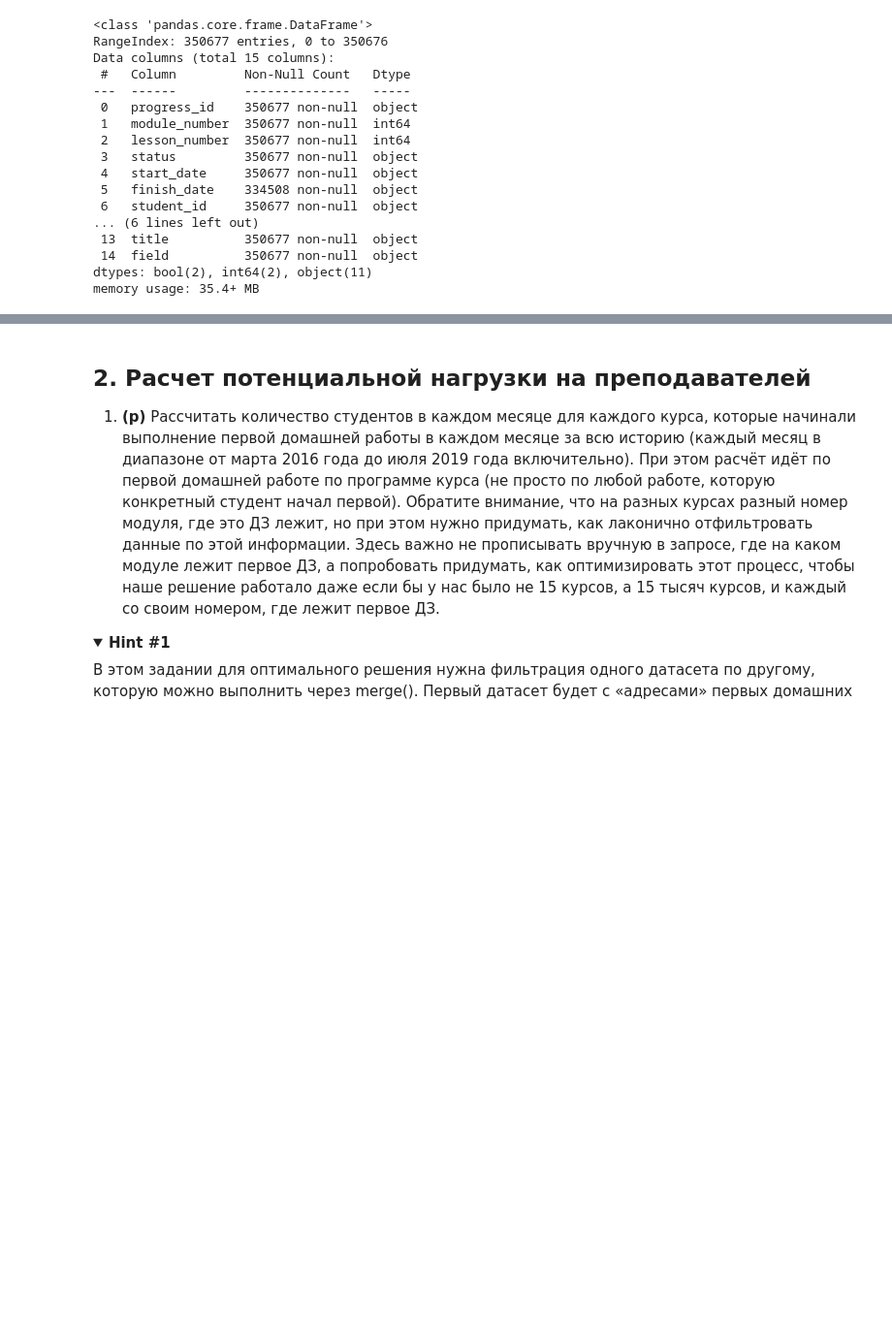
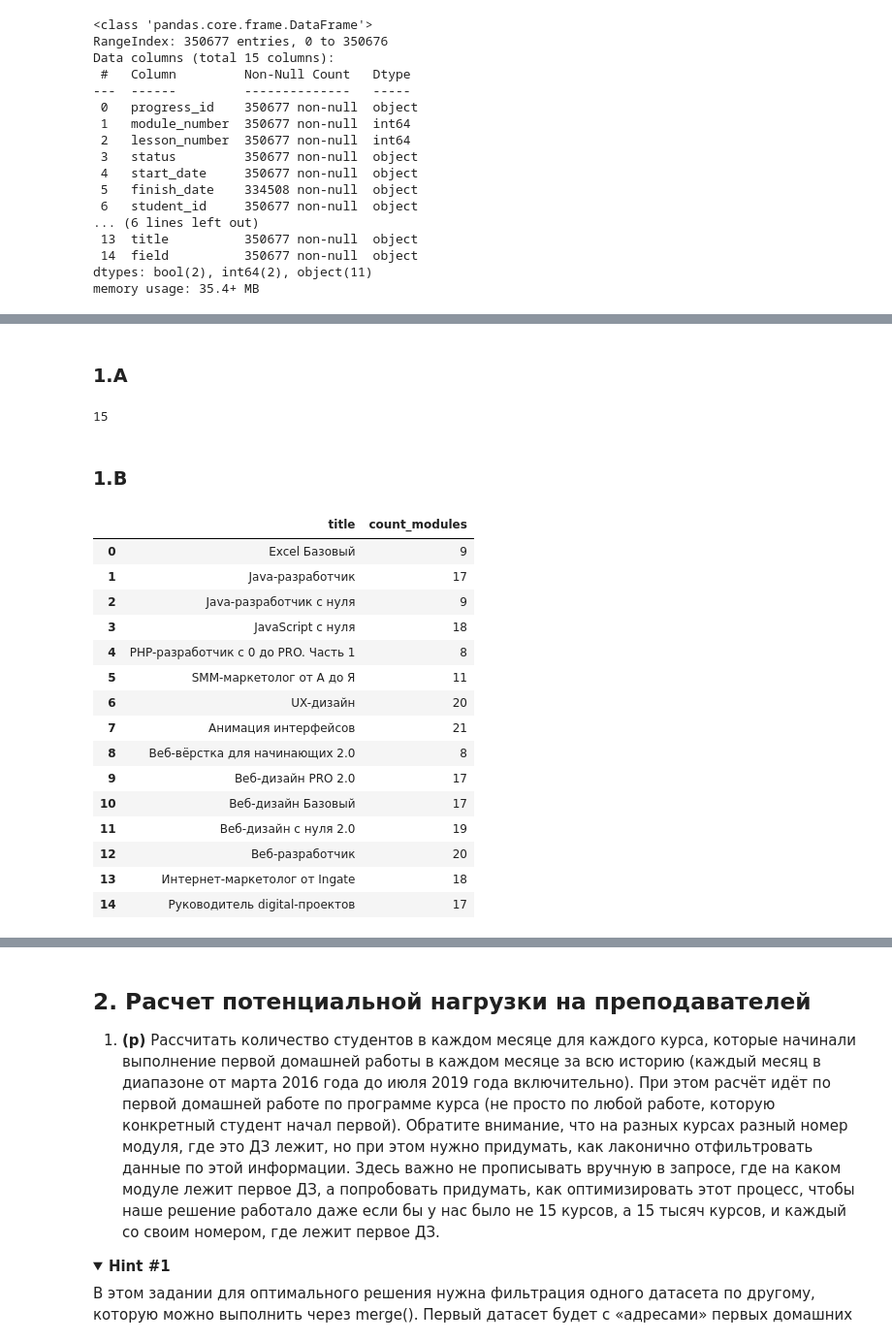
Before and after one commit to user-samir/practical_work_1, a Jupyter notebook: Coursework_analytics_1_ipynb__upd.ipynb, the cells around one changed output, grey strips where cells are left out. Shown at 97% size. Cells and saved outputs as stored; diff of their text form; code cells hidden in the pictures; folded sections open; blank space fills up the shorter version.

```diff
--- a/Coursework_analytics_1_ipynb__upd.ipynb
+++ b/Coursework_analytics_1_ipynb__upd.ipynb
@@ -352,0 +373,27 @@ memory usage: 35.4+ MB
+# %% [markdown]
+### 1.A
+# %%
+all_attributes_df.course_id.nunique()
+# %% [output]
+15
+# %% [markdown]
+### 1.B
+# %%
+all_attributes_df.groupby(['title']).module_number.nunique().reset_index(name='count_modules')
+# %% [output]
+|  | title | count_modules |
+| 0 | Excel Базовый | 9 |
+| 1 | Java-разработчик | 17 |
+| 2 | Java-разработчик c нуля | 9 |
+| 3 | JavaScript с нуля | 18 |
+| 4 | PHP-разработчик с 0 до PRO. Часть 1 | 8 |
+| 5 | SMM-маркетолог от А до Я | 11 |
+| 6 | UX-дизайн | 20 |
+| 7 | Анимация интерфейсов | 21 |
+| 8 | Веб-вёрстка для начинающих 2.0 | 8 |
+| 9 | Веб-дизайн PRO 2.0 | 17 |
+| 10 | Веб-дизайн Базовый | 17 |
+| 11 | Веб-дизайн с нуля 2.0 | 19 |
+| 12 | Веб-разработчик | 20 |
+| 13 | Интернет-маркетолог от Ingate | 18 |
+| 14 | Руководитель digital-проектов | 17 |
```
Also changed, not shown: parts of 13 cells of this notebook.
